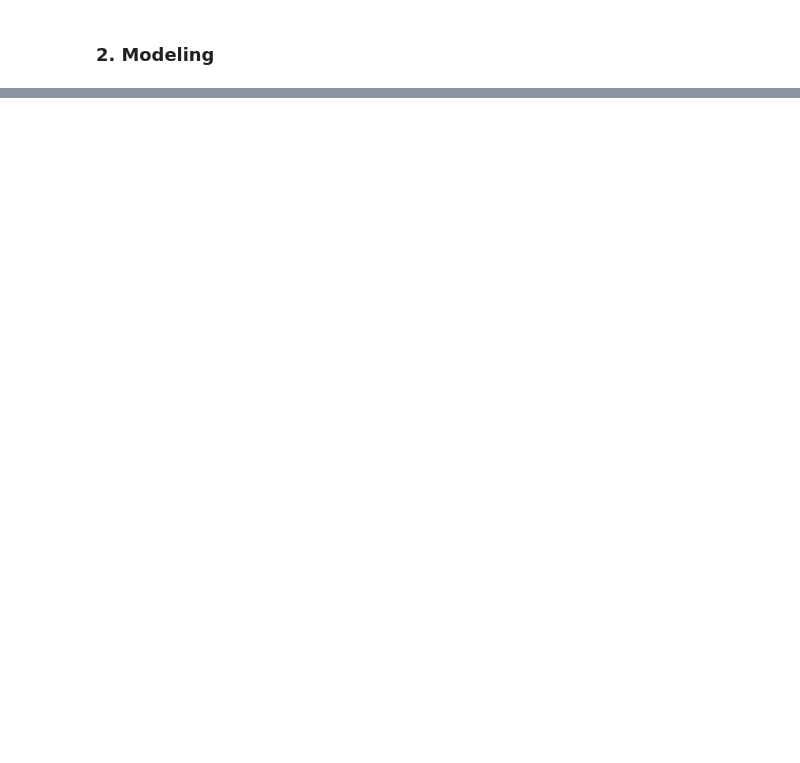
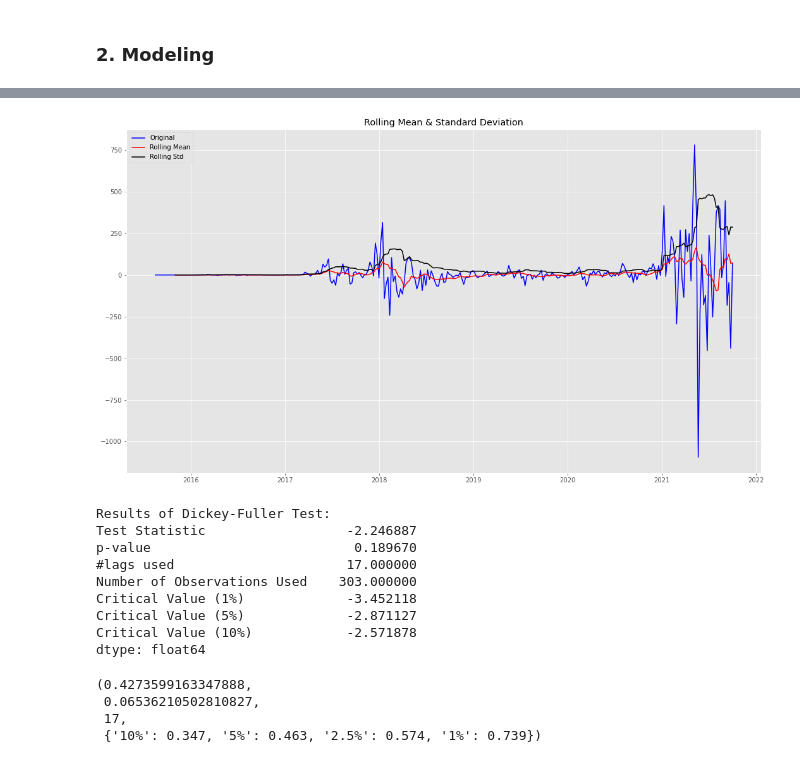
Before and after one commit to nroller28/Springboard_, a Jupyter notebook: Capstone Three/Capstone 3 - Preprocessing and Modeling.ipynb, the cells around one changed output, grey strips where cells are left out. Cells and saved outputs as stored; diff of their text form; code cells hidden in the pictures; blank space fills up the shorter version.

```diff
--- a/Capstone Three/Capstone 3 - Preprocessing and Modeling.ipynb
+++ b/Capstone Three/Capstone 3 - Preprocessing and Modeling.ipynb
@@ -37,0 +259,15 @@ We will be testing and considering several time-series models, including: expone
+# %%
+y_diff =y.diff().dropna()
+# %%
+test_stationarity(y_diff)
+# %% [output]
+[figure, added]
+Results of Dickey-Fuller Test:
+Test Statistic                  -2.246887
+p-value                          0.189670
+#lags used                      17.000000
+Number of Observations Used    303.000000
+Critical Value (1%)             -3.452118
+Critical Value (5%)             -2.871127
+Critical Value (10%)            -2.571878
+dtype: float64
@@ -37,0 +276,7 @@ We will be testing and considering several time-series models, including: expone
+# %%
+kpss(y_diff.dropna())
+# %% [output]
+(0.4273599163347888,
+ 0.06536210502810827,
+ 17,
+ {'10%': 0.347, '5%': 0.463, '2.5%': 0.574, '1%': 0.739})
```
Also changed, not shown: parts of 58 cells of this notebook, 4 other files.
